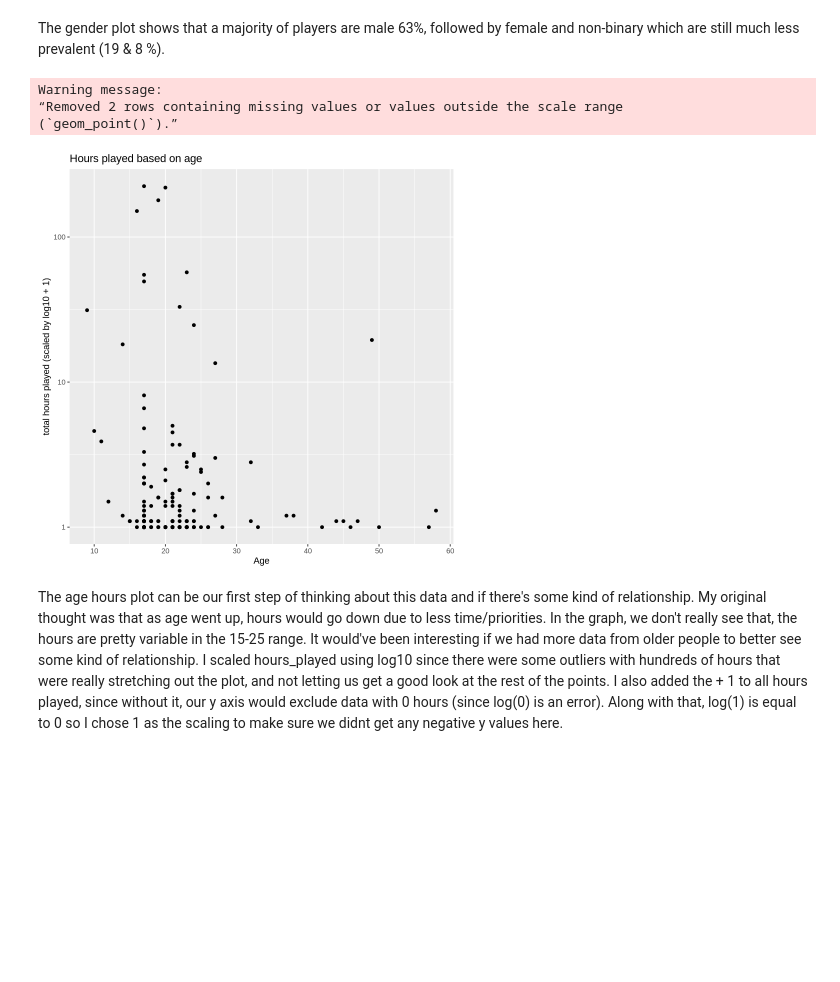
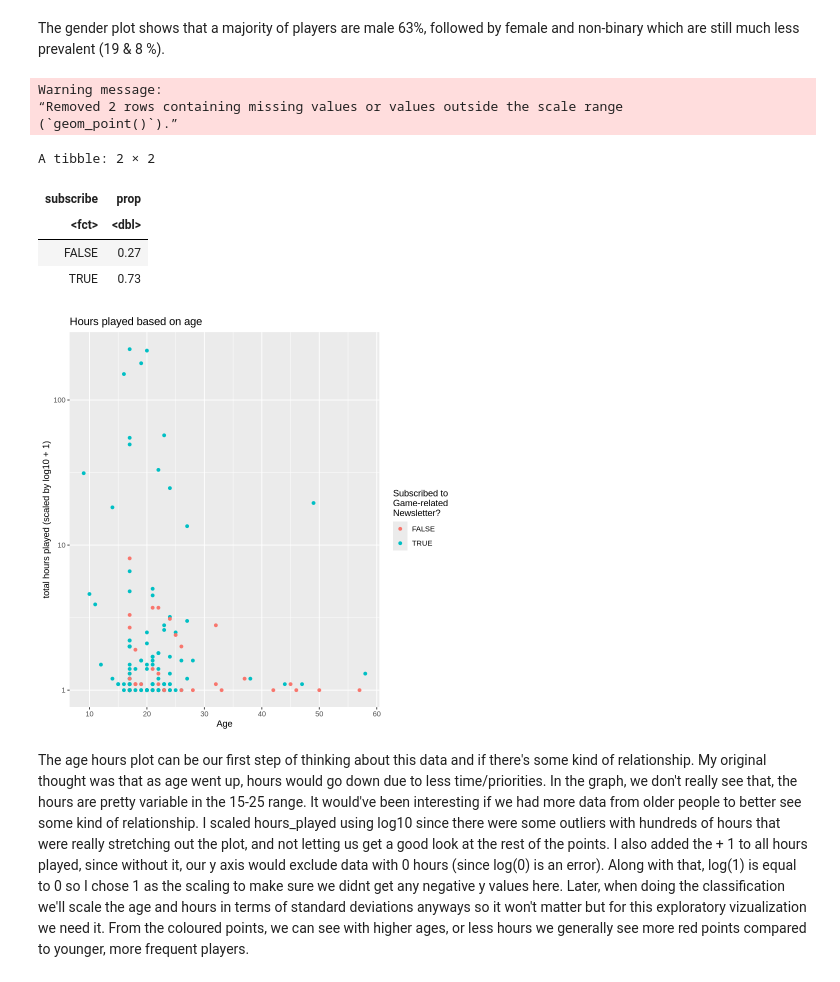
Before and after one commit to roccopbug/dsci_100_individual_report, a Jupyter notebook: dsci100_planning.ipynb, the cells around one changed output. Cells and saved outputs as stored; diff of their text form; code cells hidden in the pictures; blank space fills up the shorter version.

```diff
--- a/dsci100_planning.ipynb
+++ b/dsci100_planning.ipynb
@@ -200,12 +203,27 @@ A tibble: 7 × 2
 # %% [markdown]
 The gender plot shows that a majority of players are male 63%, followed by female and non-binary which are still much less prevalent (19 & 8 %).
 # %%
+age_hours_plot <- ggplot(players, aes(x = Age, y = played_hours + 1, colour = subscribe)) + #avoid log(0)
+                    geom_point()+
+                    scale_y_log10()+
+                    labs(x = "Age", y = "total hours played (scaled by log10 + 1)", colour = "Subscribed to\nGame-related\nNewsletter?")+
+                    ggtitle("Hours played based on age")
 age_hours_plot
+
+subscribe_prop <- players|>
+        group_by(subscribe)|>
+        summarize(prop = round(n()/nrow(players),2))
+subscribe_prop
 # %% [output]
 Warning message:
 “Removed 2 rows containing missing values or values outside the scale range
 (`geom_point()`).”
+A tibble: 2 × 2
+| subscribe | prop |
+| <fct> | <dbl> |
+| FALSE | 0.27 |
+| TRUE | 0.73 |
-[figure, old version]
+[figure, new version]
 # %% [markdown]
-The age hours plot can be our first step of thinking about this data and if there's some kind of relationship. My original thought was that as age went up, hours would go down due to less time/priorities. In the graph, we don't really see that, the hours are pretty variable in the 15-25 range. It would've been interesting if we had more data from older people to better see some kind of relationship. I scaled hours_played using log10 since there were some outliers with hundreds of hours that were really stretching out the plot, and not letting us get a good look at the rest of the points. I also added the + 1 to all hours played, since without it, our y axis would exclude data with 0 hours (since log(0) is an error). Along with that, log(1) is equal to 0 so I chose 1 as the scaling to make sure we didnt get any negative y values here.
+The age hours plot can be our first step of thinking about this data and if there's some kind of relationship. My original thought was that as age went up, hours would go down due to less time/priorities. In the graph, we don't really see that, the hours are pretty variable in the 15-25 range. It would've been interesting if we had more data from older people to better see some kind of relationship. I scaled hours_played using log10 since there were some outliers with hundreds of hours that were really stretching out the plot, and not letting us get a good look at the rest of the points. I also added the + 1 to all hours played, since without it, our y axis would exclude data with 0 hours (since log(0) is an error). Along with that, log(1) is equal to 0 so I chose 1 as the scaling to make sure we didnt get any negative y values here. Later, when doing the classification we'll scale the age and hours in terms of standard deviations anyways so it won't matter but for this exploratory vizualization we need it. From the coloured points, we can see with higher ages, or less hours we generally see more red points compared to younger, more frequent players.
 # %% [markdown]
```
Also changed, not shown: parts of 13 cells of this notebook.
